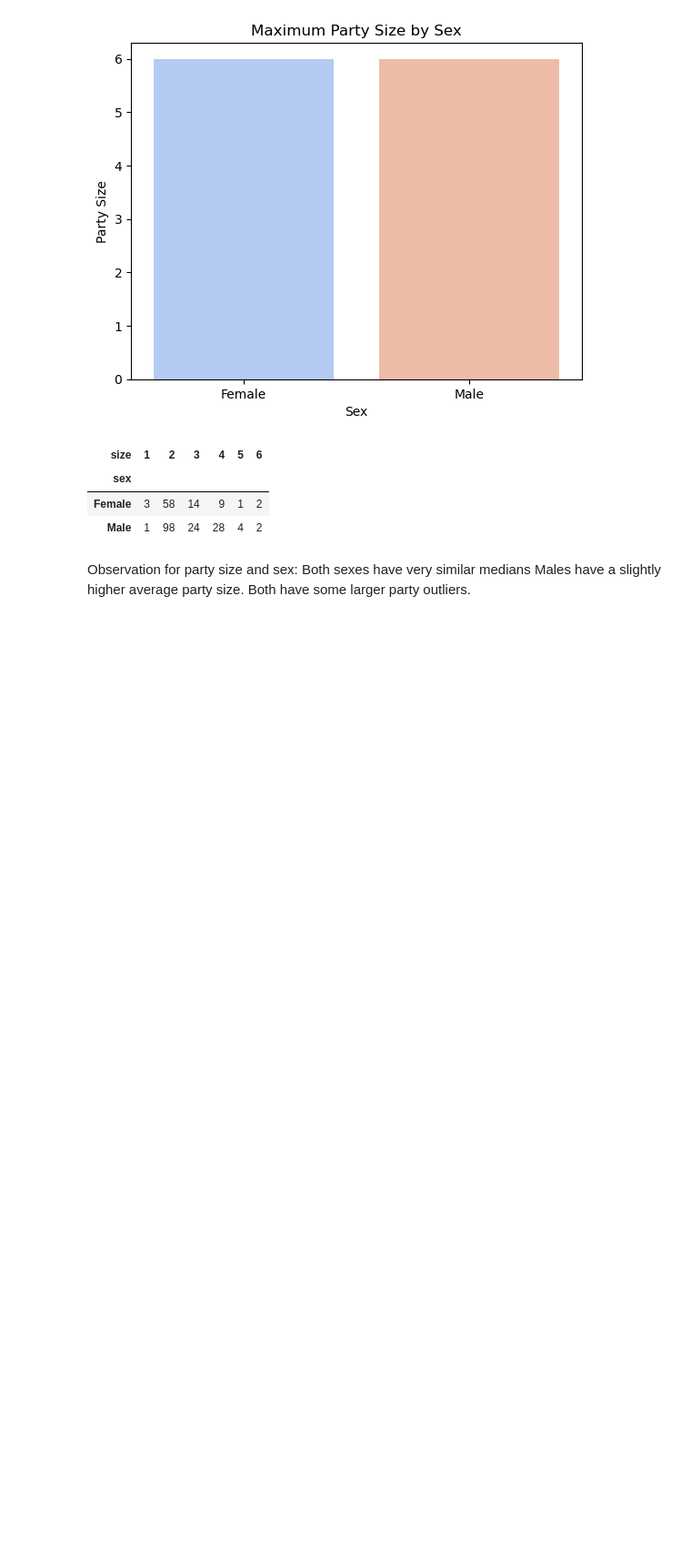
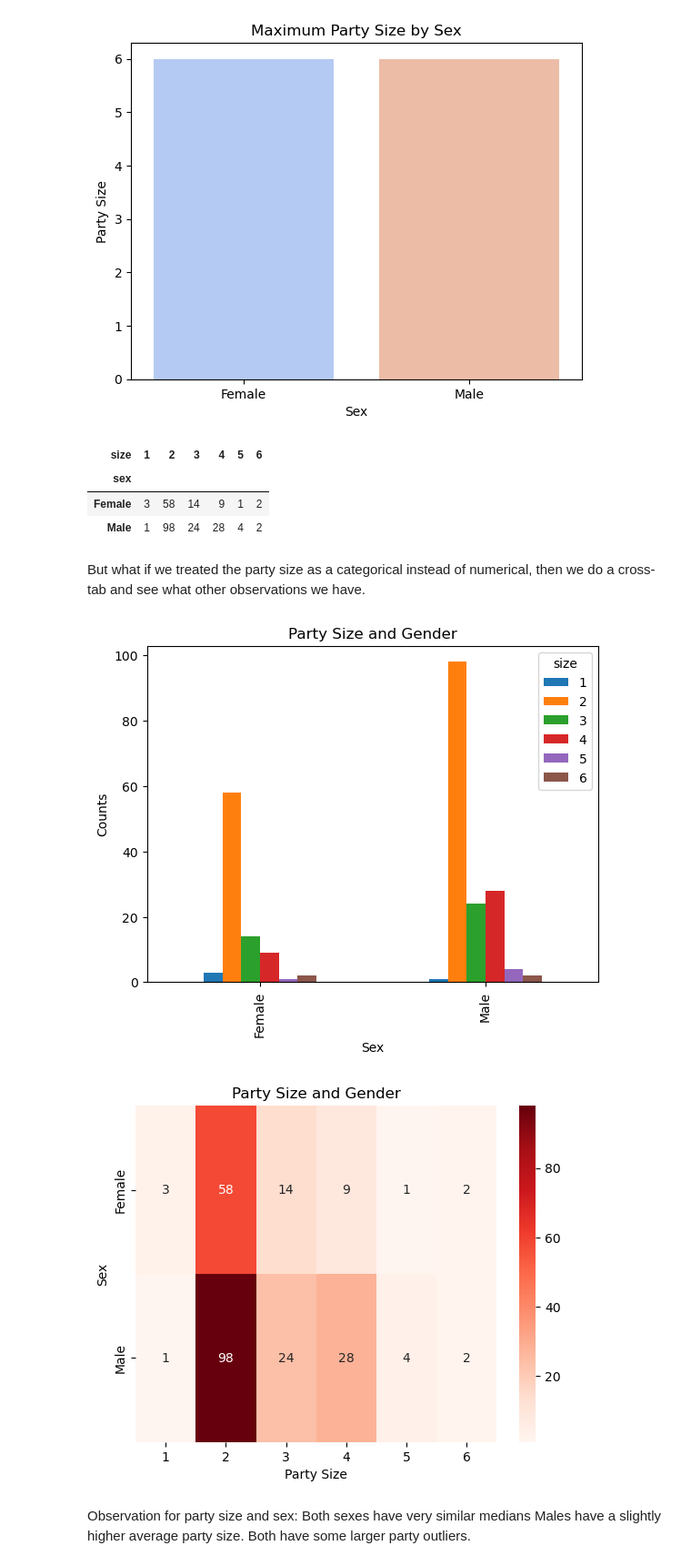
Before and after one commit to alananjungwei/Week-3-Group-Project-, a Jupyter notebook: restaurant_tips.ipynb, the cells around one changed output. Shown at 91% size. Drawn from its saved outputs; the diff is of its cells as text; code cells hidden in the pictures; blank space fills up the shorter version.

```diff
--- a/restaurant_tips.ipynb
+++ b/restaurant_tips.ipynb
@@ -328,6 +344,23 @@ crosstab_result_1
 | sex |  |  |  |  |  |  |
 | Female | 3 | 58 | 14 | 9 | 1 | 2 |
 | Male | 1 | 98 | 24 | 28 | 4 | 2 |
+# %% [markdown]
+But what if we treated the party size as a categorical instead of numerical, then we do a cross-tab and see what other observations we have.
+# %%
+crosstab_result_1.plot(kind='bar')
+plt.title('Party Size and Gender')
+plt.xlabel('Sex')
+plt.ylabel('Counts')
+plt.show()
+
+sns.heatmap(crosstab_result_1, annot=True, cmap="Reds", fmt="d")
+plt.title('Party Size and Gender')
+plt.xlabel('Party Size')
+plt.ylabel('Sex')
+plt.show()
+# %% [output]
+[figure, added]
+[figure, added]
 # %% [markdown]
 Observation for party size and sex: Both sexes have very similar medians Males have a slightly higher average party size. Both have some larger party outliers.
 # %%
```
Also changed, not shown: parts of 4 cells of this notebook, 3 other files.
